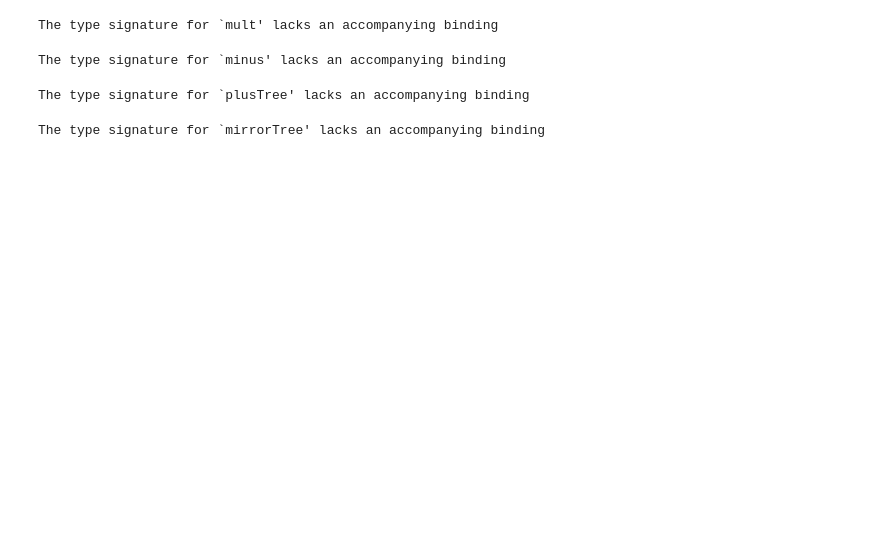
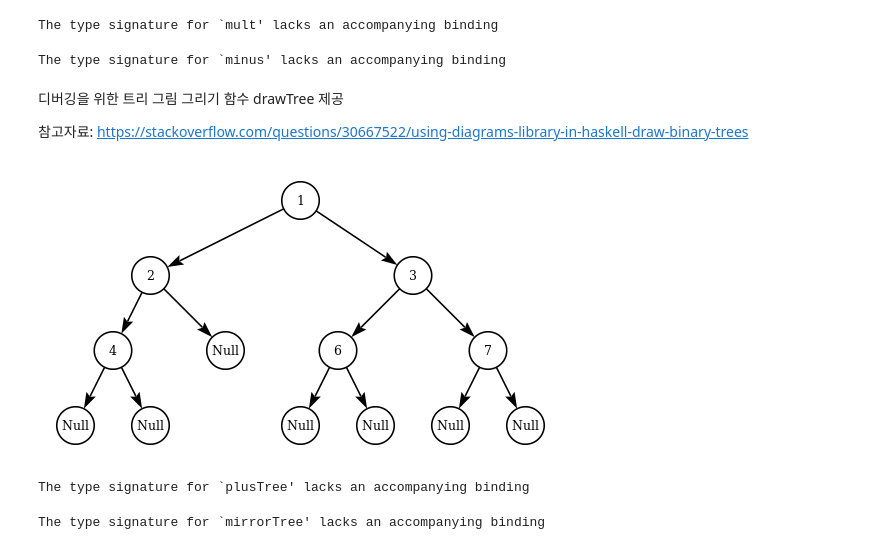
Before and after one commit to kyagrd/introCS2018spring, a Jupyter notebook: MoreOnNatAndList.ipynb, the cells around one changed output. Saved outputs shown, nothing was run; the diff lists cells and outputs as text; code cells hidden in the pictures; blank space fills up the shorter version.

```diff
--- a/MoreOnNatAndList.ipynb
+++ b/MoreOnNatAndList.ipynb
@@ -107,3 +107,7 @@ minus :: Nat -> Nat -> Nat
 The type signature for `minus' lacks an accompanying binding
 # %%
 data Tree = Null | Node Int Tree Tree  deriving Show
+# %% [markdown]
+디버깅을 위한 트리 그림 그리기 함수 drawTree 제공
+
+참고자료: https://stackoverflow.com/questions/30667522/using-diagrams-library-in-haskell-draw-binary-trees
@@ -110,3 +139,9 @@ data Tree = Null | Node Int Tree Tree  deriving Show
+# %%
+tree1 = Node 1 (Node 2 (Node 4 Null Null) Null) (Node 3 (Node 6 Null Null) (Node 7 Null Null))
+
+drawTree tree1
+# %% [output]
+[figure, added]
 # %%
 plusTree :: Tree -> Tree -> Tree
 -- 여기에 plusTree 정의하기
```
Also changed, not shown: parts of 1 cell of this notebook, 1 other file.
